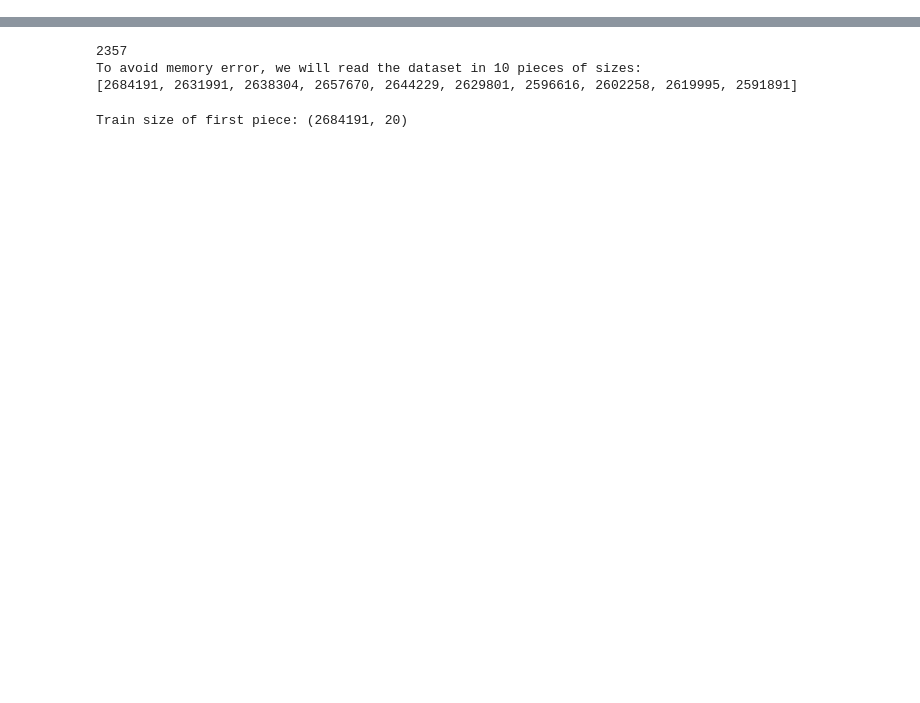
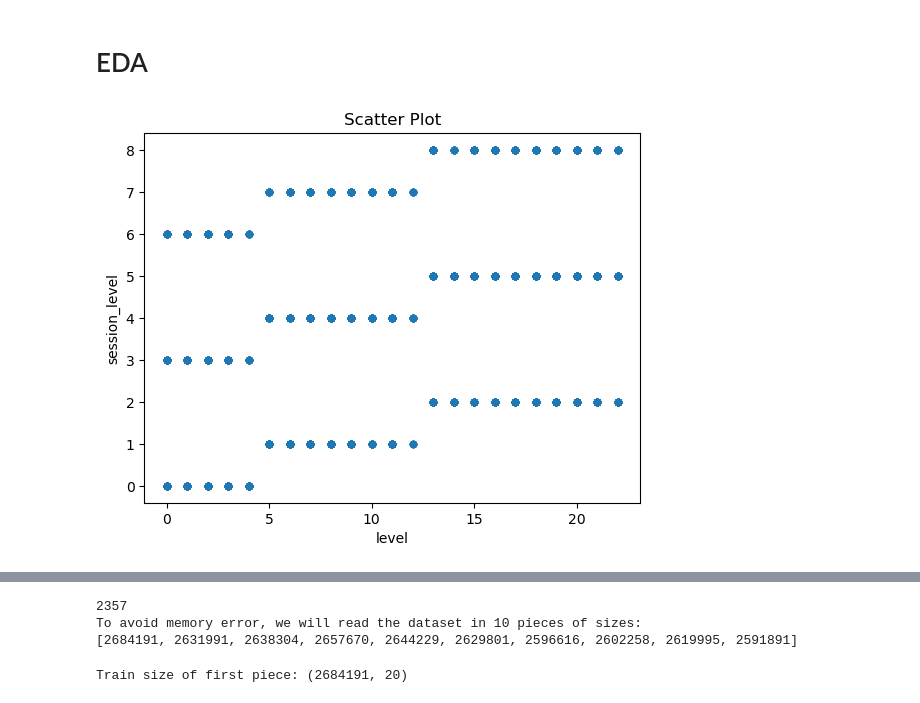
Before and after one commit to MittalMonika/DataScience, a Jupyter notebook: studentperfromance.ipynb, the cells around one changed output, grey strips where cells are left out. Cells and saved outputs as stored; diff of their text form; code cells hidden in the pictures; blank space fills up the shorter version.

Commit message:
Kaggle Notebook | student_performance | Version 5

```diff
--- a/studentperfromance.ipynb
+++ b/studentperfromance.ipynb
@@ -26,0 +43,7 @@ from sklearn.metrics import f1_score
+# %%
+#read test.csv
+df_test = pd.read_csv("/kaggle/input/predict-student-performance-from-game-play/test.csv")
+print(df_test["session_id"].value_counts())
+df_test = df_test[df_test["session_id"] == 20090312331414616]
+df_test.tail(50)
+df_test['session_level'].value_counts()
@@ -26,0 +59,22 @@ from sklearn.metrics import f1_score
+# %% [markdown]
+# EDA
+# %%
+def make2D(xvar,yvar) :
+    df_test.plot(kind='scatter', x=xvar, y=yvar)
+
+    # set the axis labels and plot title
+
+    plt.xlabel(xvar)
+    plt.ylabel(yvar)
+    plt.title('Scatter Plot')
+
+    # show the plot
+    return plt
+# %%
+xvar = 'level'
+yvar = 'session_level'
+
+plt = make2D(xvar,yvar)
+plt.show()
+# %% [output]
+[figure, added]
```
Also changed, not shown: parts of 50 cells of this notebook.
